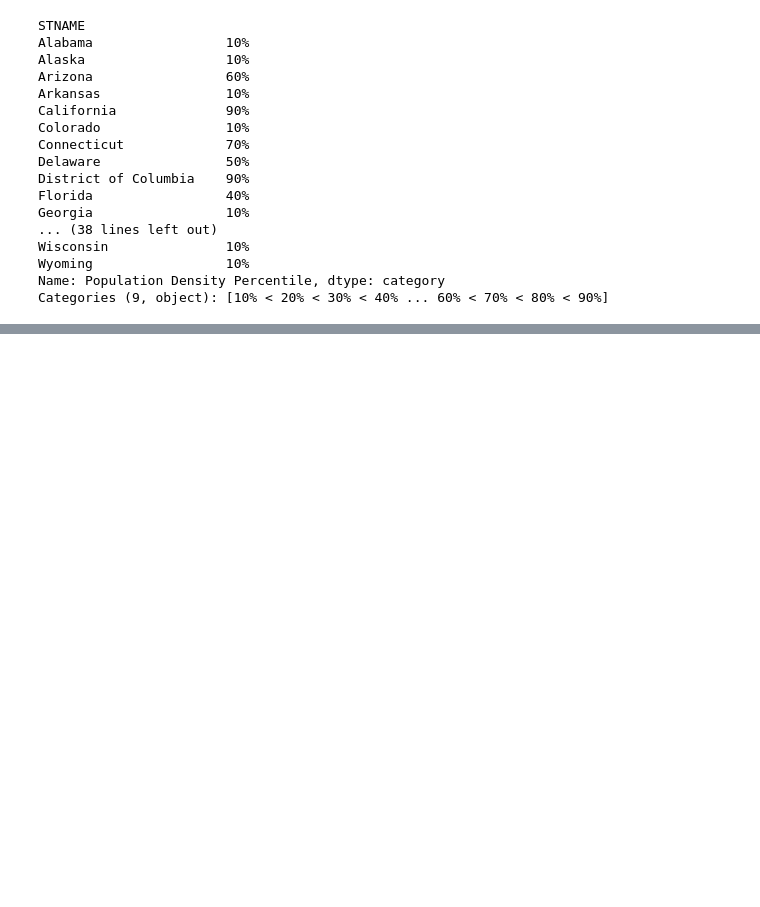
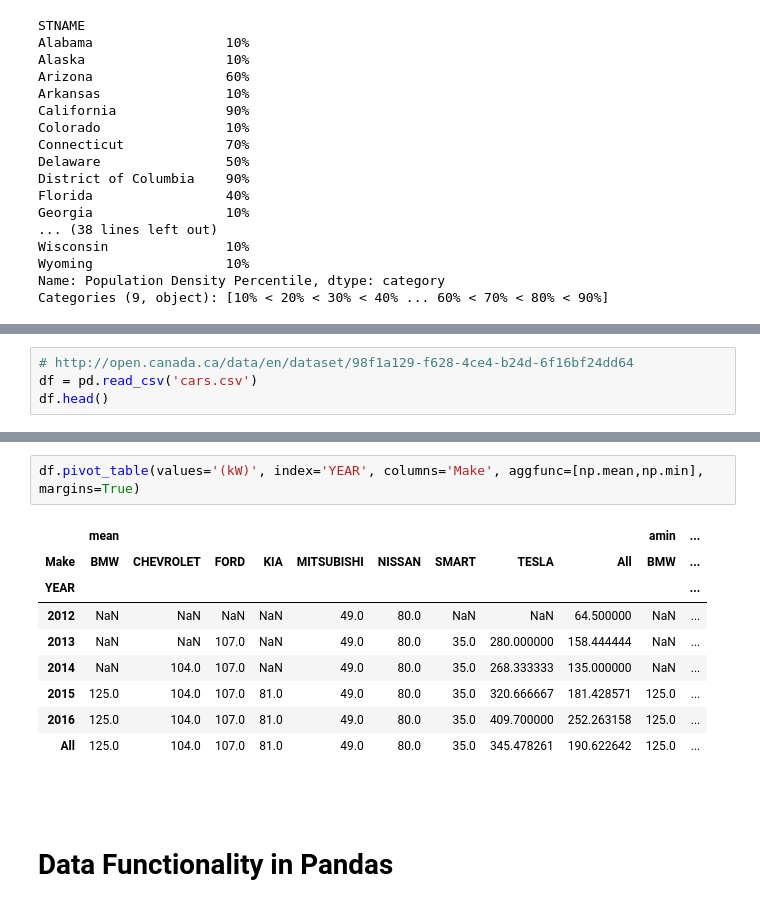
Before and after one commit to bgroveben/coursera_python_fundamentals, a Jupyter notebook: my_week_3.ipynb, the cells around one changed output, grey strips where cells are left out. Drawn from its saved outputs; the diff is of its cells as text; blank space fills up the shorter version.

Commit message:
Pivot Tables

```diff
--- a/my_week_3.ipynb
+++ b/my_week_3.ipynb
@@ -690,0 +695,4 @@ Categories (9, object): [10% < 20% < 30% < 40% ... 60% < 70% < 80% < 90%]
+# %%
+# http://open.canada.ca/data/en/dataset/98f1a129-f628-4ce4-b24d-6f16bf24dd64
+df = pd.read_csv('cars.csv')
+df.head()
@@ -690,0 +716,16 @@ Categories (9, object): [10% < 20% < 30% < 40% ... 60% < 70% < 80% < 90%]
+# %%
+df.pivot_table(values='(kW)', index='YEAR', columns='Make', aggfunc=[np.mean,np.min], margins=True)
+# %% [output]
+|  | mean |  |  |  |  |  |  |  |  | amin | ... |
+| Make | BMW | CHEVROLET | FORD | KIA | MITSUBISHI | NISSAN | SMART | TESLA | All | BMW | ... |
+| YEAR |  |  |  |  |  |  |  |  |  |  | ... |
+| 2012 | NaN | NaN | NaN | NaN | 49.0 | 80.0 | NaN | NaN | 64.500000 | NaN | ... |
+| 2013 | NaN | NaN | 107.0 | NaN | 49.0 | 80.0 | 35.0 | 280.000000 | 158.444444 | NaN | ... |
+| 2014 | NaN | 104.0 | 107.0 | NaN | 49.0 | 80.0 | 35.0 | 268.333333 | 135.000000 | NaN | ... |
+| 2015 | 125.0 | 104.0 | 107.0 | 81.0 | 49.0 | 80.0 | 35.0 | 320.666667 | 181.428571 | 125.0 | ... |
+| 2016 | 125.0 | 104.0 | 107.0 | 81.0 | 49.0 | 80.0 | 35.0 | 409.700000 | 252.263158 | 125.0 | ... |
+| All | 125.0 | 104.0 | 107.0 | 81.0 | 49.0 | 80.0 | 35.0 | 345.478261 | 190.622642 | 125.0 | ... |
+# %% [markdown]
+<br>
+# %% [markdown]
+# Data Functionality in Pandas
```
Also changed, not shown: parts of 4 cells of this notebook, 1 other file.
